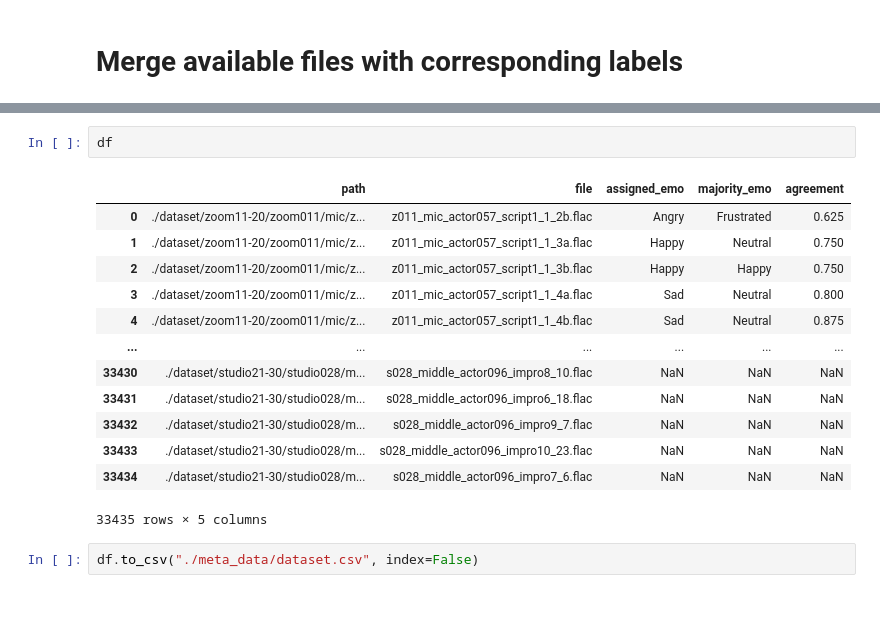
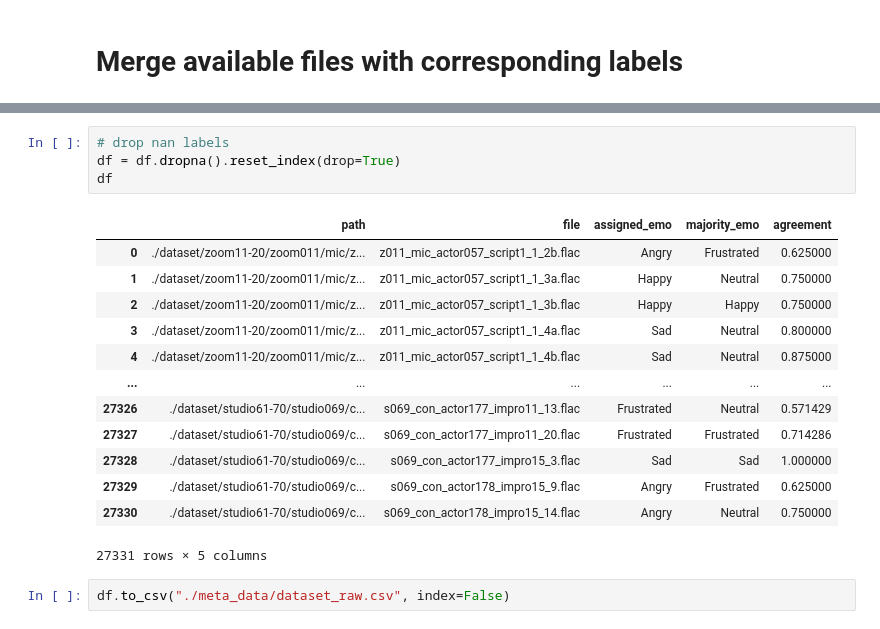
Before and after one commit to chuan-khuna/ThaiSER, a Jupyter notebook: Preprocess Json to CSV.ipynb, the cells around one changed output, grey strips where cells are left out. Saved outputs shown, nothing was run; the diff lists cells and outputs as text.

Commit message:
add all data and restructure project

```diff
--- a/Preprocess Json to CSV.ipynb
+++ b/Preprocess Json to CSV.ipynb
@@ -155,18 +202,20 @@ df = df.join(raw_df.set_index('file'), on='file')
-# %%
-df
-# %% [output]
-|  | path | file | assigned_emo | majority_emo | agreement |
-| 0 | ./dataset/zoom11-20/zoom011/mic/z... | z011_mic_actor057_script1_1_2b.flac | Angry | Frustrated | 0.625 |
-| 1 | ./dataset/zoom11-20/zoom011/mic/z... | z011_mic_actor057_script1_1_3a.flac | Happy | Neutral | 0.750 |
-| 2 | ./dataset/zoom11-20/zoom011/mic/z... | z011_mic_actor057_script1_1_3b.flac | Happy | Happy | 0.750 |
-| 3 | ./dataset/zoom11-20/zoom011/mic/z... | z011_mic_actor057_script1_1_4a.flac | Sad | Neutral | 0.800 |
-| 4 | ./dataset/zoom11-20/zoom011/mic/z... | z011_mic_actor057_script1_1_4b.flac | Sad | Neutral | 0.875 |
-| ... | ... | ... | ... | ... | ... |
-| 33430 | ./dataset/studio21-30/studio028/m... | s028_middle_actor096_impro8_10.flac | NaN | NaN | NaN |
-| 33431 | ./dataset/studio21-30/studio028/m... | s028_middle_actor096_impro6_18.flac | NaN | NaN | NaN |
-| 33432 | ./dataset/studio21-30/studio028/m... | s028_middle_actor096_impro9_7.flac | NaN | NaN | NaN |
-| 33433 | ./dataset/studio21-30/studio028/m... | s028_middle_actor096_impro10_23.flac | NaN | NaN | NaN |
-| 33434 | ./dataset/studio21-30/studio028/m... | s028_middle_actor096_impro7_6.flac | NaN | NaN | NaN |
-33435 rows × 5 columns
+# %%
+# drop nan labels
+df = df.dropna().reset_index(drop=True)
+df
+# %% [output]
+|  | path | file | assigned_emo | majority_emo | agreement |
+| 0 | ./dataset/zoom11-20/zoom011/mic/z... | z011_mic_actor057_script1_1_2b.flac | Angry | Frustrated | 0.625000 |
+| 1 | ./dataset/zoom11-20/zoom011/mic/z... | z011_mic_actor057_script1_1_3a.flac | Happy | Neutral | 0.750000 |
+| 2 | ./dataset/zoom11-20/zoom011/mic/z... | z011_mic_actor057_script1_1_3b.flac | Happy | Happy | 0.750000 |
+| 3 | ./dataset/zoom11-20/zoom011/mic/z... | z011_mic_actor057_script1_1_4a.flac | Sad | Neutral | 0.800000 |
+| 4 | ./dataset/zoom11-20/zoom011/mic/z... | z011_mic_actor057_script1_1_4b.flac | Sad | Neutral | 0.875000 |
+| ... | ... | ... | ... | ... | ... |
+| 27326 | ./dataset/studio61-70/studio069/c... | s069_con_actor177_impro11_13.flac | Frustrated | Neutral | 0.571429 |
+| 27327 | ./dataset/studio61-70/studio069/c... | s069_con_actor177_impro11_20.flac | Frustrated | Frustrated | 0.714286 |
+| 27328 | ./dataset/studio61-70/studio069/c... | s069_con_actor177_impro15_3.flac | Sad | Sad | 1.000000 |
+| 27329 | ./dataset/studio61-70/studio069/c... | s069_con_actor178_impro15_9.flac | Angry | Frustrated | 0.625000 |
+| 27330 | ./dataset/studio61-70/studio069/c... | s069_con_actor178_impro15_14.flac | Angry | Neutral | 0.750000 |
+27331 rows × 5 columns
 # %%
-df.to_csv("./meta_data/dataset.csv", index=False)
+df.to_csv("./meta_data/dataset_raw.csv", index=False)
```
Also changed, not shown: parts of 24 cells of this notebook, 16 other files.
